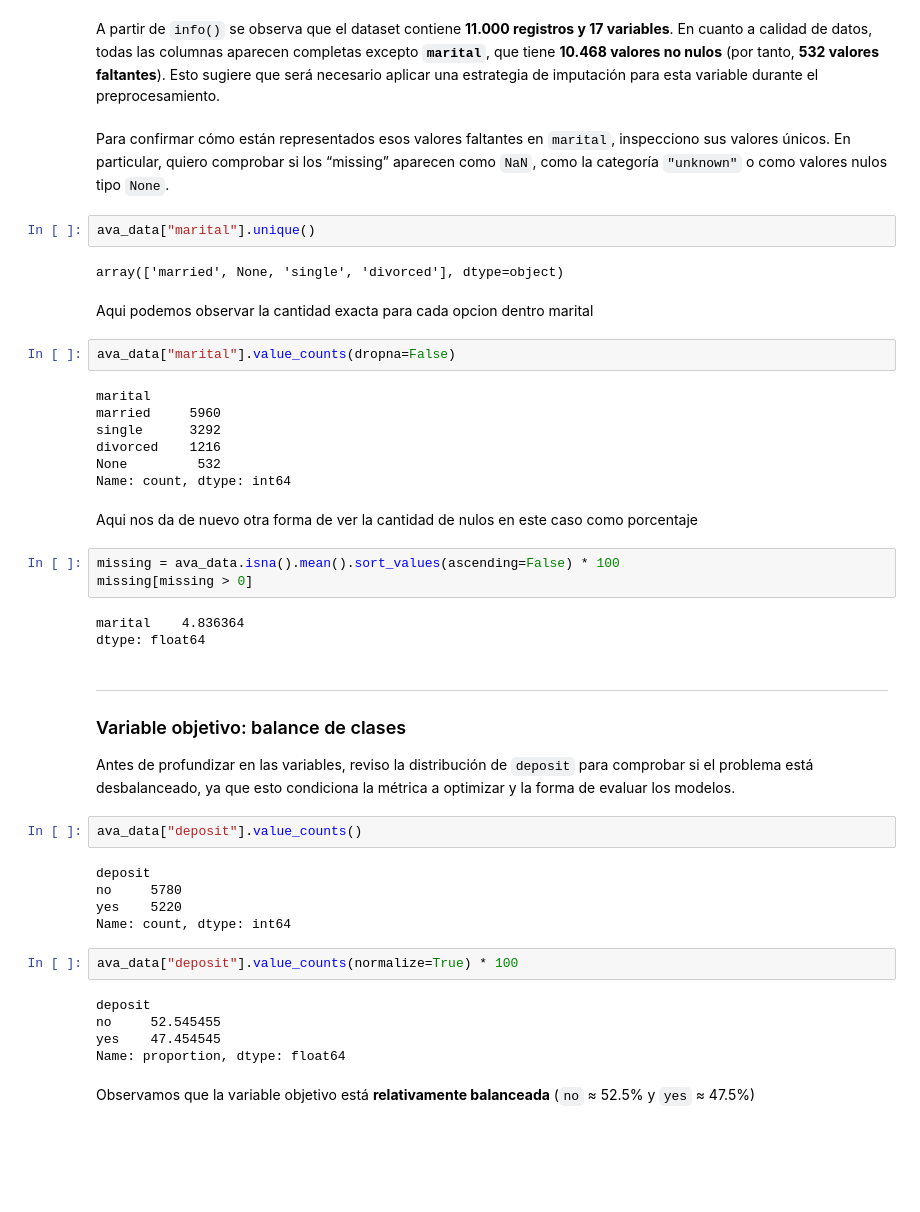
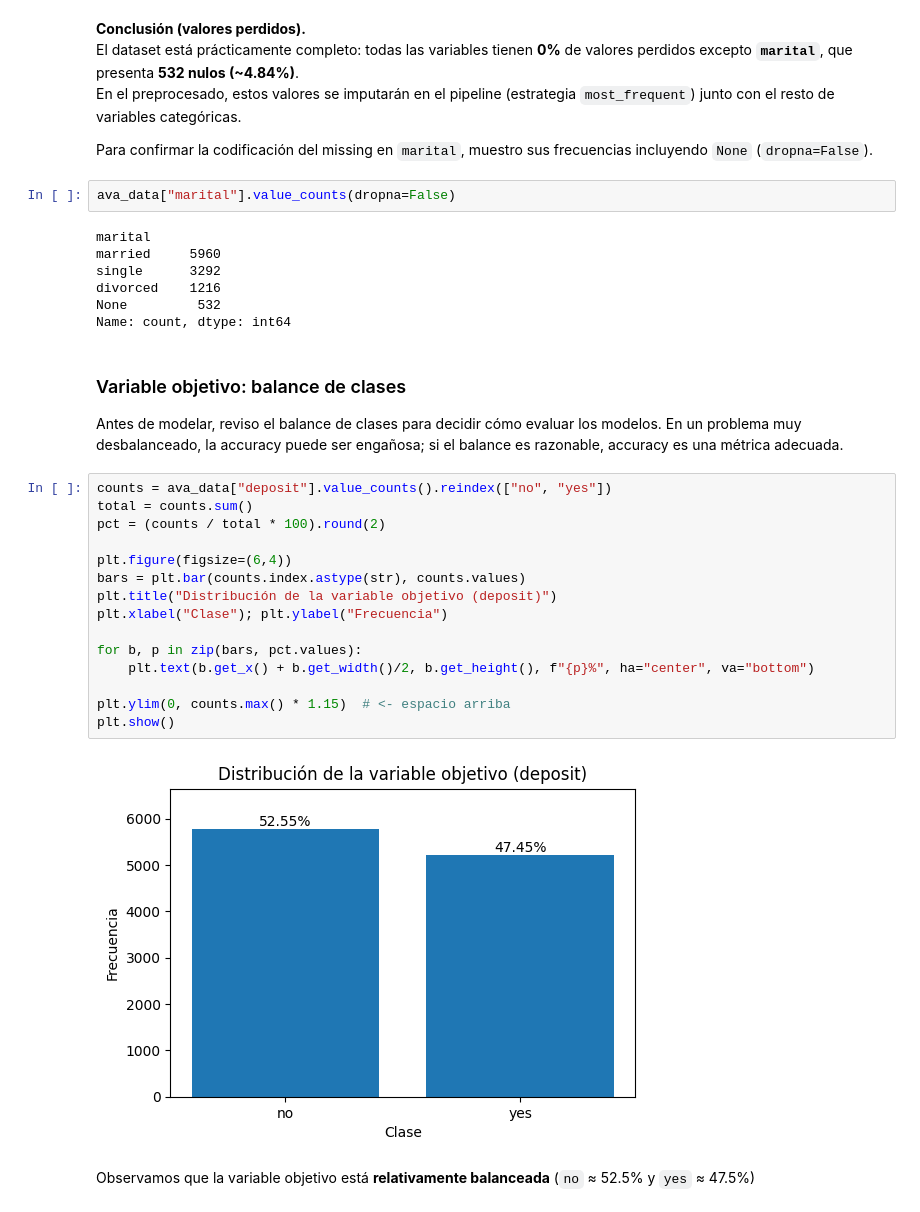
Before and after one commit to DiegoVa6/Grupo05_Practica1, a Jupyter notebook: exercise.ipynb, the cells around one changed output. Saved outputs shown, nothing was run; the diff lists cells and outputs as text; blank space fills up the shorter version.

```diff
--- a/exercise.ipynb
+++ b/exercise.ipynb
@@ -84,48 +119,38 @@ memory usage: 1.5+ MB
 # %% [markdown]
-A partir de `info()` se observa que el dataset contiene **11.000 registros y 17 variables**. En cuanto a calidad de datos, todas las columnas aparecen completas excepto **`marital`**, que tiene **10.468 valores no nulos** (por tanto, **532 valores faltantes**). Esto sugiere que será necesario aplicar una estrategia de imputación para esta variable durante el preprocesamiento.
+**Conclusión (valores perdidos).**
+El dataset está prácticamente completo: todas las variables tienen **0%** de valores perdidos excepto **`marital`**, que presenta **532 nulos (~4.84%)**.
+En el preprocesado, estos valores se imputarán en el pipeline (estrategia `most_frequent`) junto con el resto de variables categóricas.
+
+Para confirmar la codificación del missing en `marital`, muestro sus frecuencias incluyendo `None` (`dropna=False`).
-# %% [markdown]
-Para confirmar cómo están representados esos valores faltantes en `marital`, inspecciono sus valores únicos. En particular, quiero comprobar si los “missing” aparecen como `NaN`, como la categoría `"unknown"` o como valores nulos tipo `None`.
 # %%
-ava_data["marital"].unique()
+ava_data["marital"].value_counts(dropna=False)
 # %% [output]
-array(['married', None, 'single', 'divorced'], dtype=object)
+marital
+married     5960
+single      3292
+divorced    1216
+None         532
+Name: count, dtype: int64
-# %% [markdown]
-Aqui podemos observar la cantidad exacta para cada opcion dentro marital
-# %%
-ava_data["marital"].value_counts(dropna=False)
-# %% [output]
-marital
-married     5960
-single      3292
-divorced    1216
-None         532
-Name: count, dtype: int64
-# %% [markdown]
-Aqui nos da de nuevo otra forma de ver la cantidad de nulos en este caso como porcentaje
-# %%
-missing = ava_data.isna().mean().sort_values(ascending=False) * 100
-missing[missing > 0]
-# %% [output]
-marital    4.836364
-dtype: float64
 # %% [markdown]
--------------------------------------------------------------------------------------------------------------------------------------------------
 ### Variable objetivo: balance de clases
 
-Antes de profundizar en las variables, reviso la distribución de `deposit` para comprobar si el problema está desbalanceado, ya que esto condiciona la métrica a optimizar y la forma de evaluar los modelos.
+Antes de modelar, reviso el balance de clases para decidir cómo evaluar los modelos. En un problema muy desbalanceado, la accuracy puede ser engañosa; si el balance es razonable, accuracy es una métrica adecuada.
-# %%
-ava_data["deposit"].value_counts()
-# %% [output]
-deposit
-no     5780
-yes    5220
-Name: count, dtype: int64
-# %%
-ava_data["deposit"].value_counts(normalize=True) * 100
-# %% [output]
-deposit
-no     52.545455
-yes    47.454545
-Name: proportion, dtype: float64
+# %%
+counts = ava_data["deposit"].value_counts().reindex(["no", "yes"])
+total = counts.sum()
+pct = (counts / total * 100).round(2)
+
+plt.figure(figsize=(6,4))
+bars = plt.bar(counts.index.astype(str), counts.values)
+plt.title("Distribución de la variable objetivo (deposit)")
+plt.xlabel("Clase"); plt.ylabel("Frecuencia")
+
+for b, p in zip(bars, pct.values):
+    plt.text(b.get_x() + b.get_width()/2, b.get_height(), f"{p}%", ha="center", va="bottom")
+
+plt.ylim(0, counts.max() * 1.15)  # <- espacio arriba
+plt.show()
+# %% [output]
+[figure, added]
 # %% [markdown]
 Observamos que la variable objetivo está **relativamente balanceada** (`no` ≈ 52.5% y `yes` ≈ 47.5%)
```
Also changed, not shown: parts of 53 cells of this notebook.
